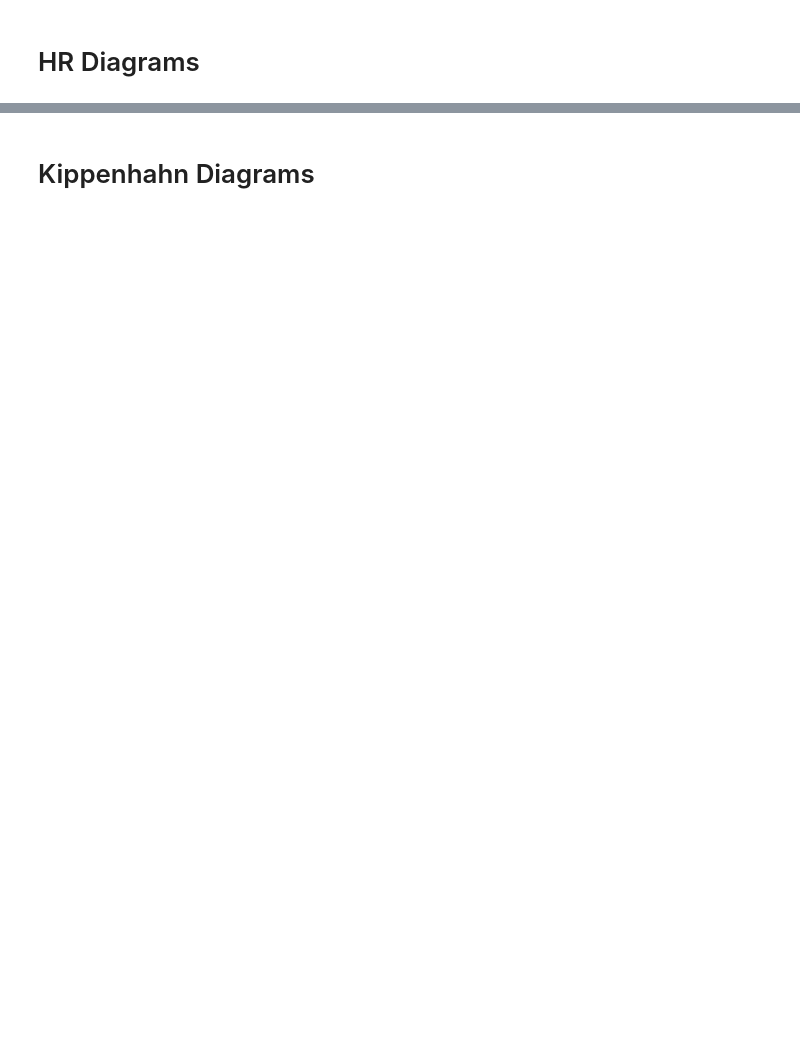
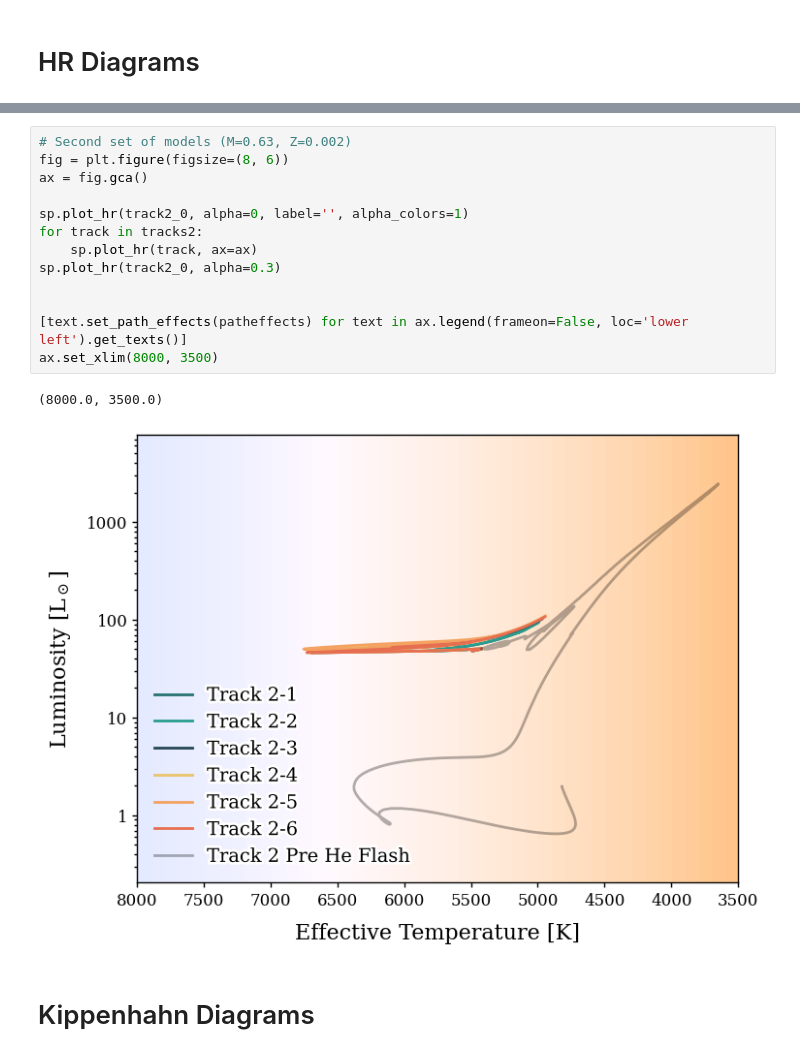
Before and after one commit to mkorolik/RR-Lyrae-Convective-Boundary-Mixing, a Jupyter notebook: rr lyrae convection paper.ipynb, the cells around one changed output, grey strips where cells are left out. Cells and saved outputs as stored; diff of their text form; blank space fills up the shorter version.

```diff
--- a/rr lyrae convection paper.ipynb
+++ b/rr lyrae convection paper.ipynb
@@ -64,2 +61,18 @@ ax.yaxis.set_minor_formatter(matplotlib.ticker.NullFormatter())
+# %%
+# Second set of models (M=0.63, Z=0.002)
+fig = plt.figure(figsize=(8, 6))
+ax = fig.gca()
+
+sp.plot_hr(track2_0, alpha=0, label='', alpha_colors=1)
+for track in tracks2:
+    sp.plot_hr(track, ax=ax)
+sp.plot_hr(track2_0, alpha=0.3)
+
+
+[text.set_path_effects(patheffects) for text in ax.legend(frameon=False, loc='lower left').get_texts()]
+ax.set_xlim(8000, 3500)
+# %% [output]
+(8000.0, 3500.0)
+[figure, added]
 # %% [markdown]
 # Kippenhahn Diagrams
```
Also changed, not shown: parts of 24 cells of this notebook.
